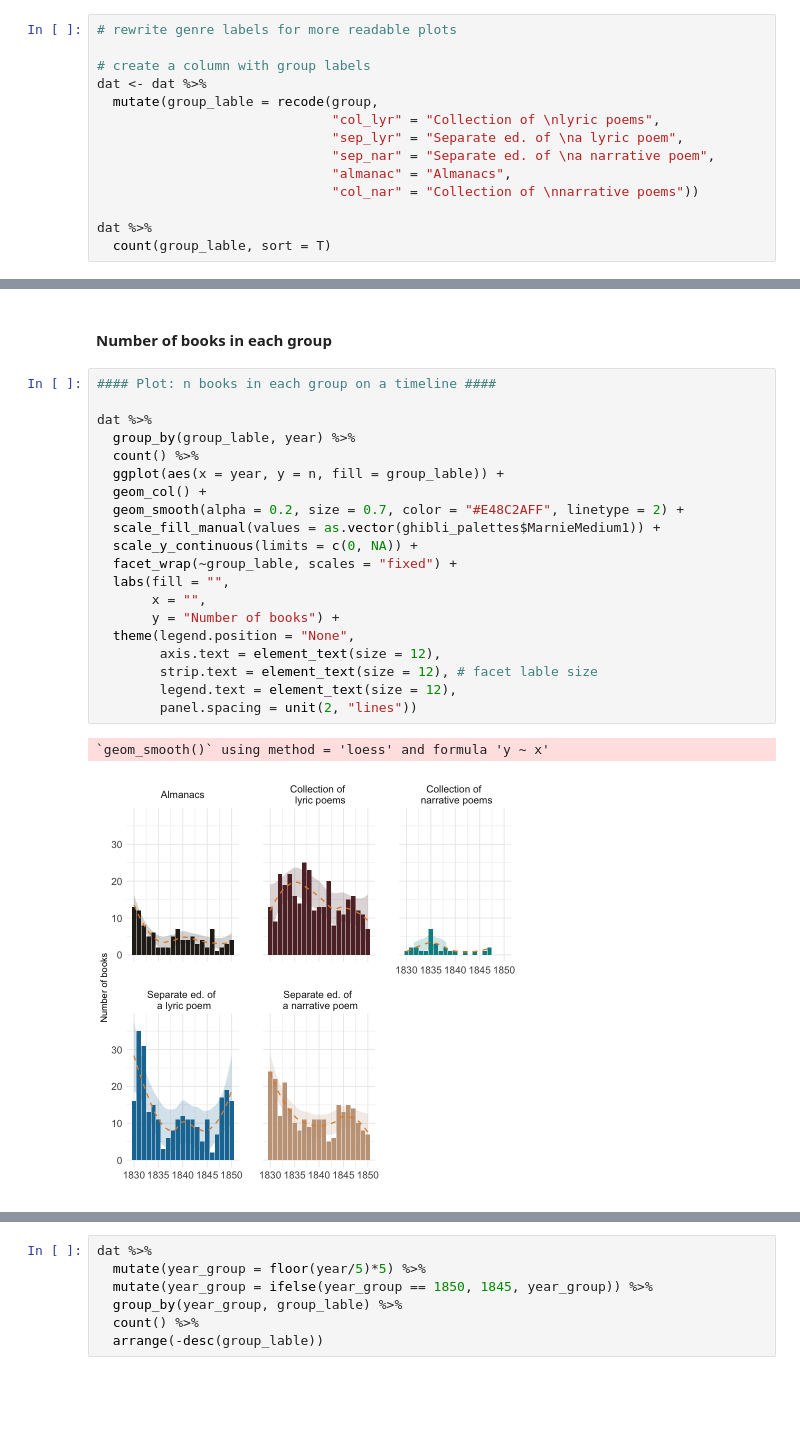
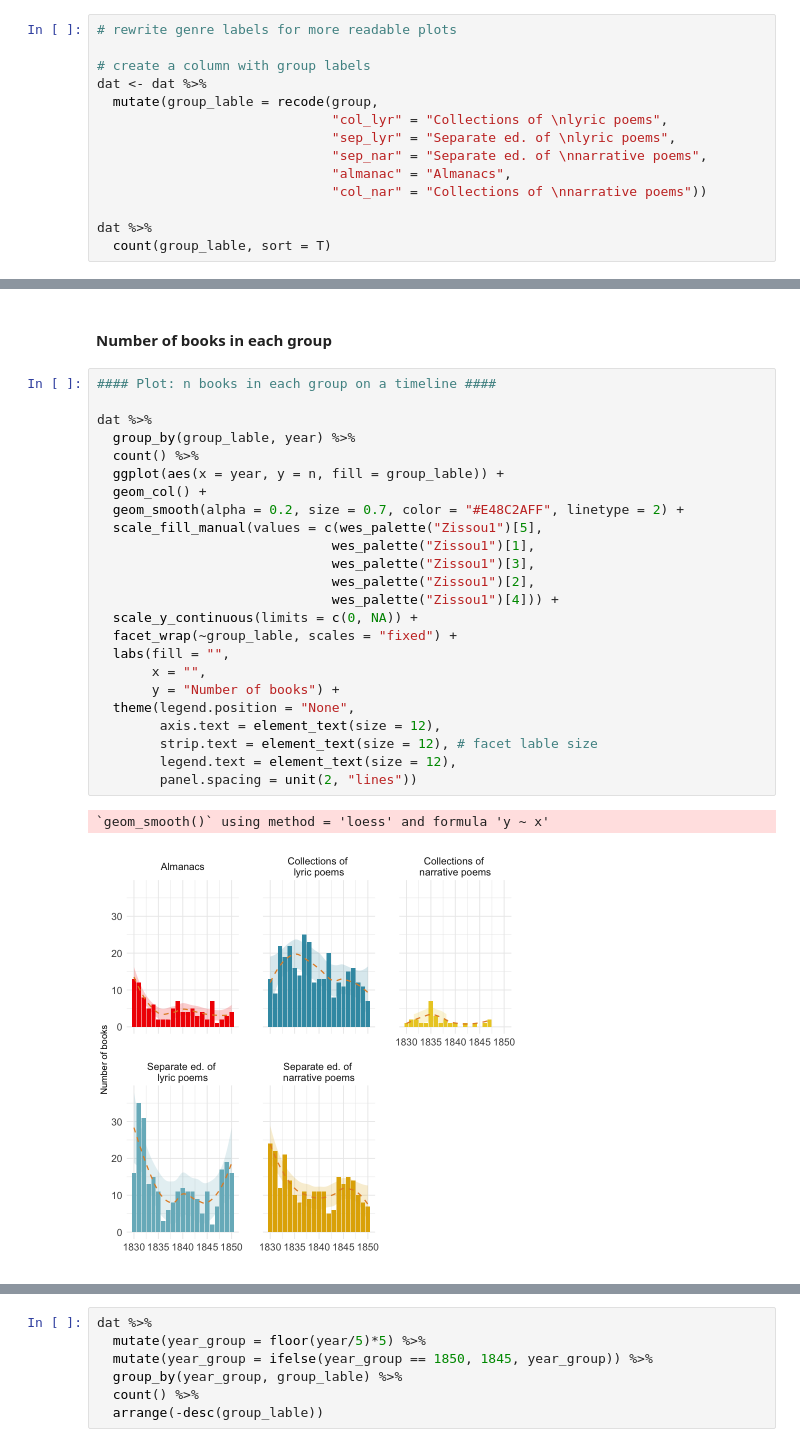
Before and after one commit to tonyamart/poetry_books, a Jupyter notebook: scr/02_basic_statistics.ipynb, the cells around one changed output, grey strips where cells are left out. Cells and saved outputs as stored; diff of their text form; blank space fills up the shorter version.

```diff
--- a/scr/02_basic_statistics.ipynb
+++ b/scr/02_basic_statistics.ipynb
@@ -35,11 +35,11 @@ $ n_total          <int> 3, 9, 4, 4, 5, 4, 4, 3, 1, 4, 5, 3, 2, 3, 3, 2, 3, 6,
 # create a column with group labels
 dat <- dat %>%
   mutate(group_lable = recode(group,
-                              "col_lyr" = "Collection of \nlyric poems",
-                              "sep_lyr" = "Separate ed. of \na lyric poem",
-                              "sep_nar" = "Separate ed. of \na narrative poem",
+                              "col_lyr" = "Collections of \nlyric poems",
+                              "sep_lyr" = "Separate ed. of \nlyric poems",
+                              "sep_nar" = "Separate ed. of \nnarrative poems",
                               "almanac" = "Almanacs",
-                              "col_nar" = "Collection of \nnarrative poems"))
+                              "col_nar" = "Collections of \nnarrative poems"))
 
 dat %>%
   count(group_lable, sort = T)
@@ -68,23 +68,27 @@ A data.frame: 1 × 11
 # %%
 #### Plot: n books in each group on a timeline ####
 
 dat %>%
   group_by(group_lable, year) %>%
   count() %>%
   ggplot(aes(x = year, y = n, fill = group_lable)) +
   geom_col() +
   geom_smooth(alpha = 0.2, size = 0.7, color = "#E48C2AFF", linetype = 2) +
-  scale_fill_manual(values = as.vector(ghibli_palettes$MarnieMedium1)) +
+  scale_fill_manual(values = c(wes_palette("Zissou1")[5],
+                              wes_palette("Zissou1")[1],
+                              wes_palette("Zissou1")[3],
+                              wes_palette("Zissou1")[2],
+                              wes_palette("Zissou1")[4])) +
   scale_y_continuous(limits = c(0, NA)) +
   facet_wrap(~group_lable, scales = "fixed") +
   labs(fill = "",
        x = "",
        y = "Number of books") +
   theme(legend.position = "None",
         axis.text = element_text(size = 12),
         strip.text = element_text(size = 12), # facet lable size
         legend.text = element_text(size = 12),
         panel.spacing = unit(2, "lines"))
 # %% [output]
 `geom_smooth()` using method = 'loess' and formula 'y ~ x'
-[figure, old version]
+[figure, new version]
```
Also changed, not shown: parts of 3 cells of this notebook, 22 other files.
